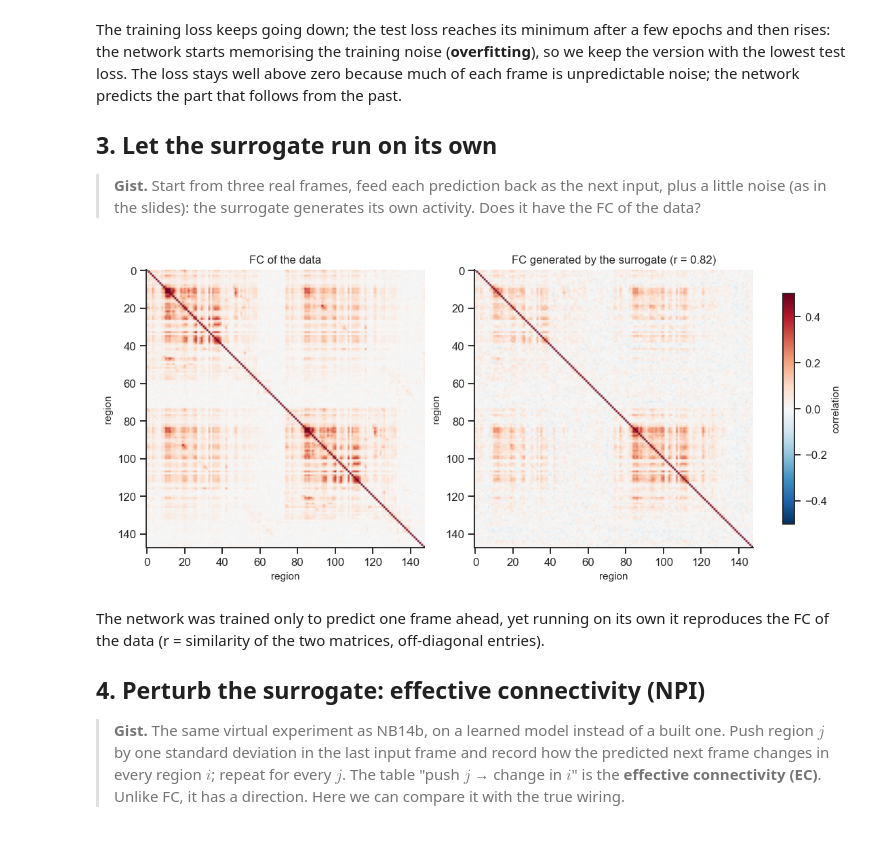
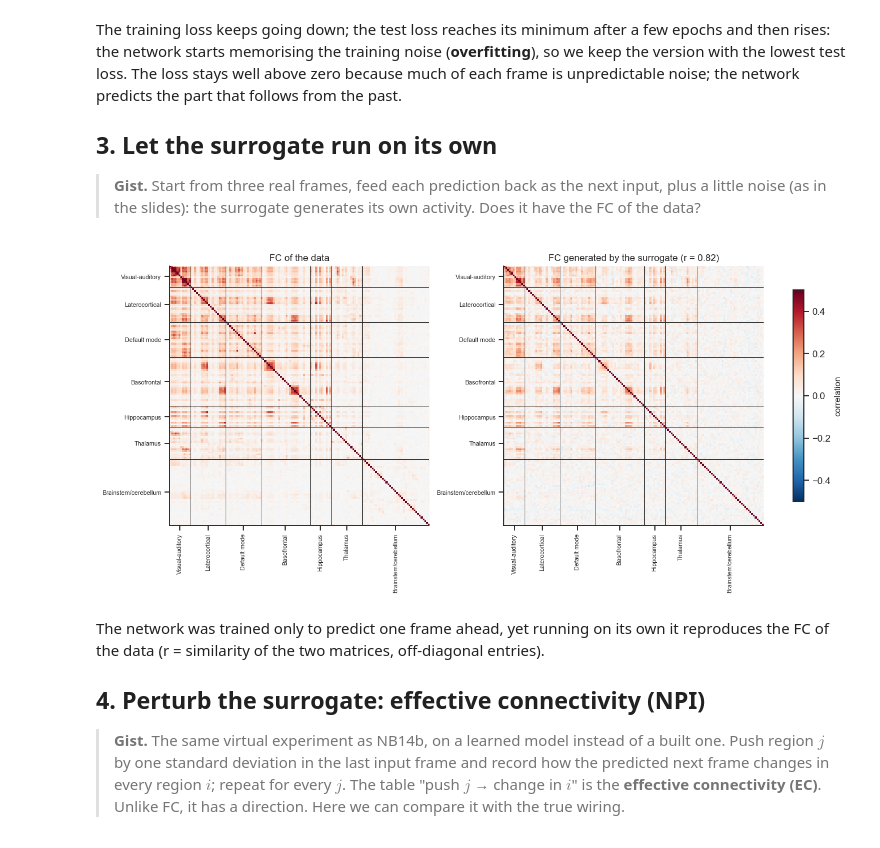
Before and after one commit to grabuffo/brain-modeling-course, a Jupyter notebook: notebooks/D2_C6_NB15_ann_surrogate_brains.ipynb, the cells around one changed output. Cells and saved outputs as stored; diff of their text form; code cells hidden in the pictures.

```diff
--- a/notebooks/D2_C6_NB15_ann_surrogate_brains.ipynb
+++ b/notebooks/D2_C6_NB15_ann_surrogate_brains.ipynb
@@ -70,0 +51,36 @@ print(f"{N} regions; {len(Xtr)} training examples, {len(Xte)} test examples")
+# %%
+# @title Simulate 20 000 frames of a noisy network on the directed mouse connectome (a few seconds)
+scm, labm, cen, _ = connectome.load_mouse()                    # directed weights, region names, region centres
+N, S = len(scm), 3                                              # 148 regions, 3 past frames as input (as in the slides)
+labm = np.array([l.replace("Right ", "R ").replace("Left ", "L ") for l in labm])
+NET = pd.read_csv("../data/mouse/Allen_rois_nets.csv", index_col=0)["Network"].replace(
+    {"Default mode Network": "Default mode", "Cerebellum": "Brainstem/cerebellum"}).values   # system of each region
+NETS_M = ["Visual-auditory", "Laterocortical", "Default mode", "Basofrontal", "Hippocampus", "Thalamus", "Brainstem/cerebellum"]
+order = np.concatenate([np.where(NET == n)[0] for n in NETS_M])  # regions sorted by system, for display
+bounds = np.cumsum([np.sum(NET == n) for n in NETS_M])
+
+def show_sorted(ax, M, title, line="k", **kw):
+    # matrix with regions sorted by system, separated by lines
+    im = ax.imshow(M[np.ix_(order, order)], interpolation="nearest", **kw)
+    for e in bounds[:-1] - 0.5: ax.axhline(e, c=line, lw=0.6); ax.axvline(e, c=line, lw=0.6)
+    mids = np.r_[0, bounds[:-1]] + np.diff(np.r_[0, bounds]) / 2 - 0.5
+    ax.set_yticks(mids, NETS_M, fontsize=7); ax.set_xticks(mids, NETS_M, fontsize=7, rotation=90); ax.set_title(title)
+    return im
+
+W = scm / np.max(np.abs(np.linalg.eigvals(scm)))                # largest eigenvalue 1
+true = W.T                                                      # true[j, i]: connection from region j to region i
+rng = np.random.default_rng(0); x, data = np.zeros(N), []
+for k in range(20000 * 20):                                     # Euler steps of 0.05, one frame every 20 steps
+    x = x + 0.05 * (-x + 0.9 * W @ x) + np.sqrt(0.05) * 0.5 * rng.standard_normal(N)
+    if k % 20 == 0: data.append(x.copy())
+data = np.array(data)
+n_train = int(0.9 * len(data))                                  # first 90 % for training, last 10 % never seen
+data = (data - data[:n_train].mean(0)) / data[:n_train].std(0)
+
+def windows(z):
+    # inputs: the last S frames (S x N numbers); target: the next frame (N numbers)
+    X = np.stack([z[t - S:t] for t in range(S, len(z))]); Y = z[S:]
+    return torch.tensor(X, dtype=torch.float32), torch.tensor(Y, dtype=torch.float32)
+
+Xtr, Ytr = windows(data[:n_train]); Xte, Yte = windows(data[n_train:])
+print(f"{N} regions; {len(Xtr)} training examples, {len(Xte)} test examples")
@@ -119,20 +137,20 @@ well above zero because much of each frame is unpredictable noise; the network p
 # %%
 # @title Generate 3000 frames with the trained MLP (prediction fed back + noise) and compare the FC with the data
 with torch.no_grad():
     noise = (mlp(Xtr) - Ytr).std(0)                             # size of what the network cannot predict, per region
     win, gen = Xte[0].clone(), []
     for k in range(3000):
         nxt = mlp(win[None])[0] + noise * torch.randn(N)
         gen.append(nxt.numpy()); win = torch.cat([win[1:], nxt[None]])
 gen = np.array(gen)
 FC_data, FC_gen = np.corrcoef(data[:n_train].T), np.corrcoef(gen.T)
 u = np.triu_indices(N, 1); r = np.corrcoef(FC_data[u], FC_gen[u])[0, 1]
-fig, ax = plt.subplots(1, 2, figsize=(10, 4.4), layout="constrained")
+fig, ax = plt.subplots(1, 2, figsize=(12, 5.4), layout="constrained")
 for a_, M, title in [(ax[0], FC_data, "FC of the data"), (ax[1], FC_gen, f"FC generated by the surrogate (r = {r:.2f})")]:
-    im = a_.imshow(M, cmap="RdBu_r", vmin=-0.5, vmax=0.5); a_.set(title=title, xlabel="region", ylabel="region")
+    im = show_sorted(a_, M, title, cmap="RdBu_r", vmin=-0.5, vmax=0.5)
 fig.colorbar(im, ax=ax, label="correlation", shrink=0.8); plt.show()
 # %% [output]
-[figure, old version]
+[figure, new version]
 # %% [markdown]
 The network was trained only to predict one frame ahead, yet running on its own it reproduces the FC of the data
 (r = similarity of the two matrices, off-diagonal entries).
```
Also changed, not shown: parts of 8 cells of this notebook.
